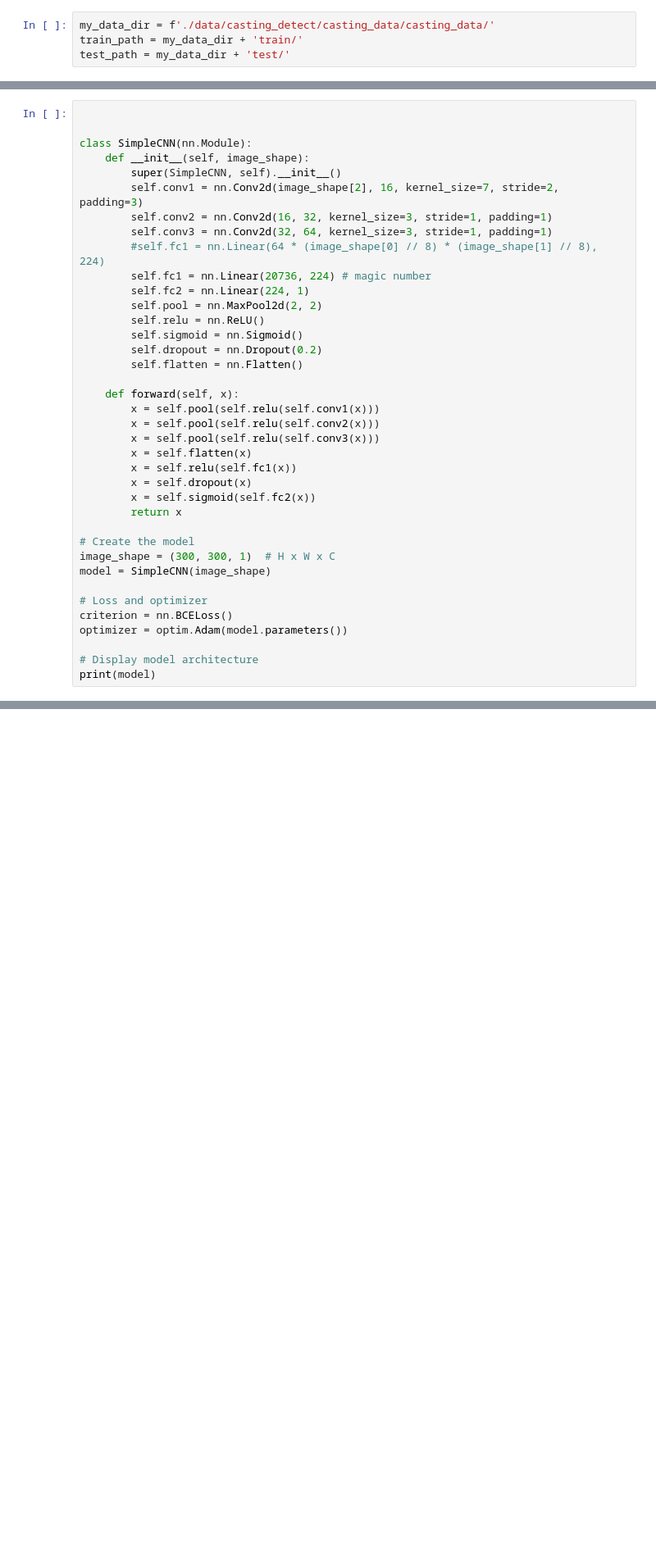
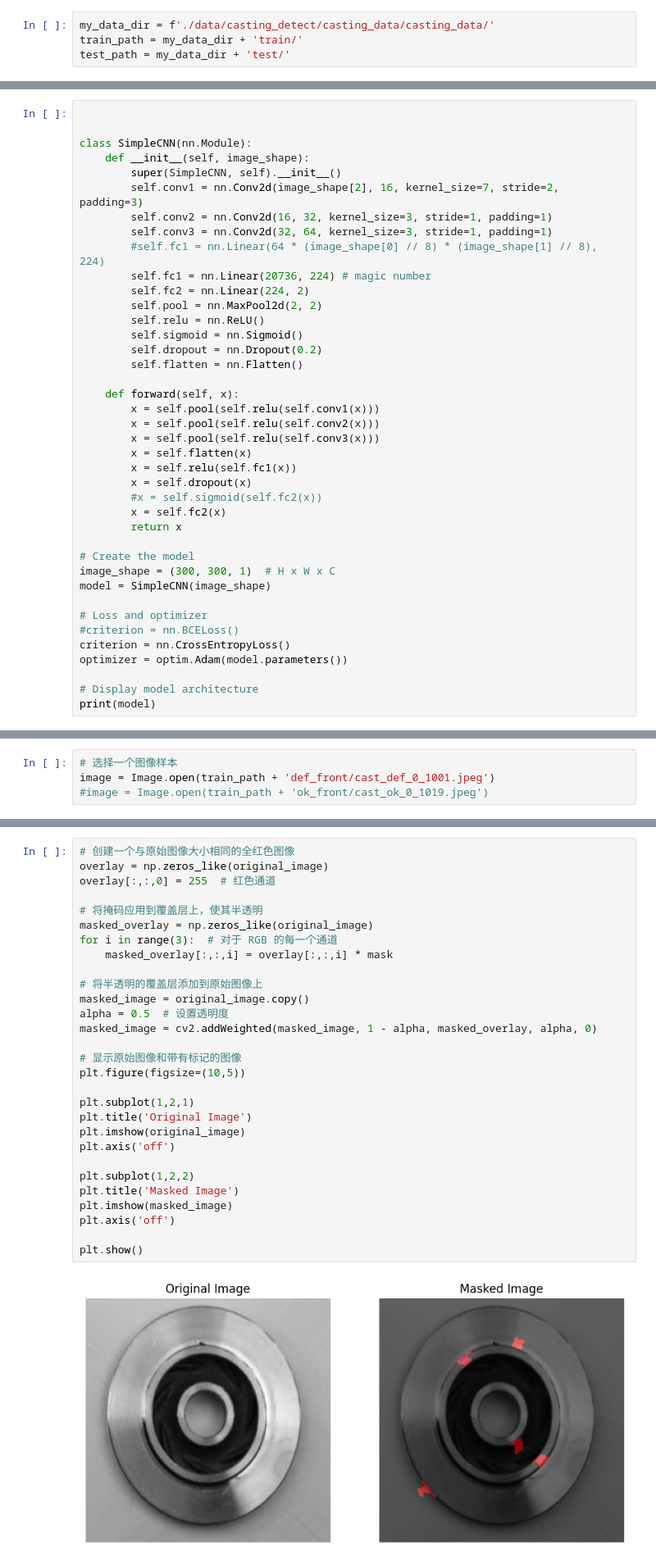
Before and after one commit to sdsc-bw/sdsc_blog, a Jupyter notebook: Use case2 - defect detection.ipynb, the cells around one changed output, grey strips where cells are left out. Shown at 82% size. Saved outputs shown, nothing was run; the diff lists cells and outputs as text; blank space fills up the shorter version.

```diff
--- a/Use case2 - defect detection.ipynb
+++ b/Use case2 - defect detection.ipynb
@@ -192,7 +200,7 @@ class SimpleCNN(nn.Module):
         self.conv3 = nn.Conv2d(32, 64, kernel_size=3, stride=1, padding=1)
         #self.fc1 = nn.Linear(64 * (image_shape[0] // 8) * (image_shape[1] // 8), 224)
         self.fc1 = nn.Linear(20736, 224) # magic number
-        self.fc2 = nn.Linear(224, 1)
+        self.fc2 = nn.Linear(224, 2)
         self.pool = nn.MaxPool2d(2, 2)
         self.relu = nn.ReLU()
         self.sigmoid = nn.Sigmoid()
@@ -206,7 +214,8 @@ class SimpleCNN(nn.Module):
         x = self.flatten(x)
         x = self.relu(self.fc1(x))
         x = self.dropout(x)
-        x = self.sigmoid(self.fc2(x))
+        #x = self.sigmoid(self.fc2(x))
+        x = self.fc2(x)
         return x
 
 # Create the model
@@ -214,7 +223,8 @@ image_shape = (300, 300, 1)  # H x W x C
 model = SimpleCNN(image_shape)
 
 # Loss and optimizer
-criterion = nn.BCELoss()
+#criterion = nn.BCELoss()
+criterion = nn.CrossEntropyLoss()
 optimizer = optim.Adam(model.parameters())
 
 # Display model architecture
@@ -349,0 +387,4 @@ losses.tail(3)
+# %%
+# 选择一个图像样本
+image = Image.open(train_path + 'def_front/cast_def_0_1001.jpeg')
+#image = Image.open(train_path + 'ok_front/cast_ok_0_1019.jpeg')
@@ -349,0 +474,31 @@ losses.tail(3)
+# %%
+# 创建一个与原始图像大小相同的全红色图像
+overlay = np.zeros_like(original_image)
+overlay[:,:,0] = 255  # 红色通道
+
+# 将掩码应用到覆盖层上，使其半透明
+masked_overlay = np.zeros_like(original_image)
+for i in range(3):  # 对于 RGB 的每一个通道
+    masked_overlay[:,:,i] = overlay[:,:,i] * mask
+
+# 将半透明的覆盖层添加到原始图像上
+masked_image = original_image.copy()
+alpha = 0.5  # 设置透明度
+masked_image = cv2.addWeighted(masked_image, 1 - alpha, masked_overlay, alpha, 0)
+
+# 显示原始图像和带有标记的图像
+plt.figure(figsize=(10,5))
+
+plt.subplot(1,2,1)
+plt.title('Original Image')
+plt.imshow(original_image)
+plt.axis('off')
+
+plt.subplot(1,2,2)
+plt.title('Masked Image')
+plt.imshow(masked_image)
+plt.axis('off')
+
+plt.show()
+# %% [output]
+[figure, added]
```
Also changed, not shown: parts of 34 cells of this notebook.
